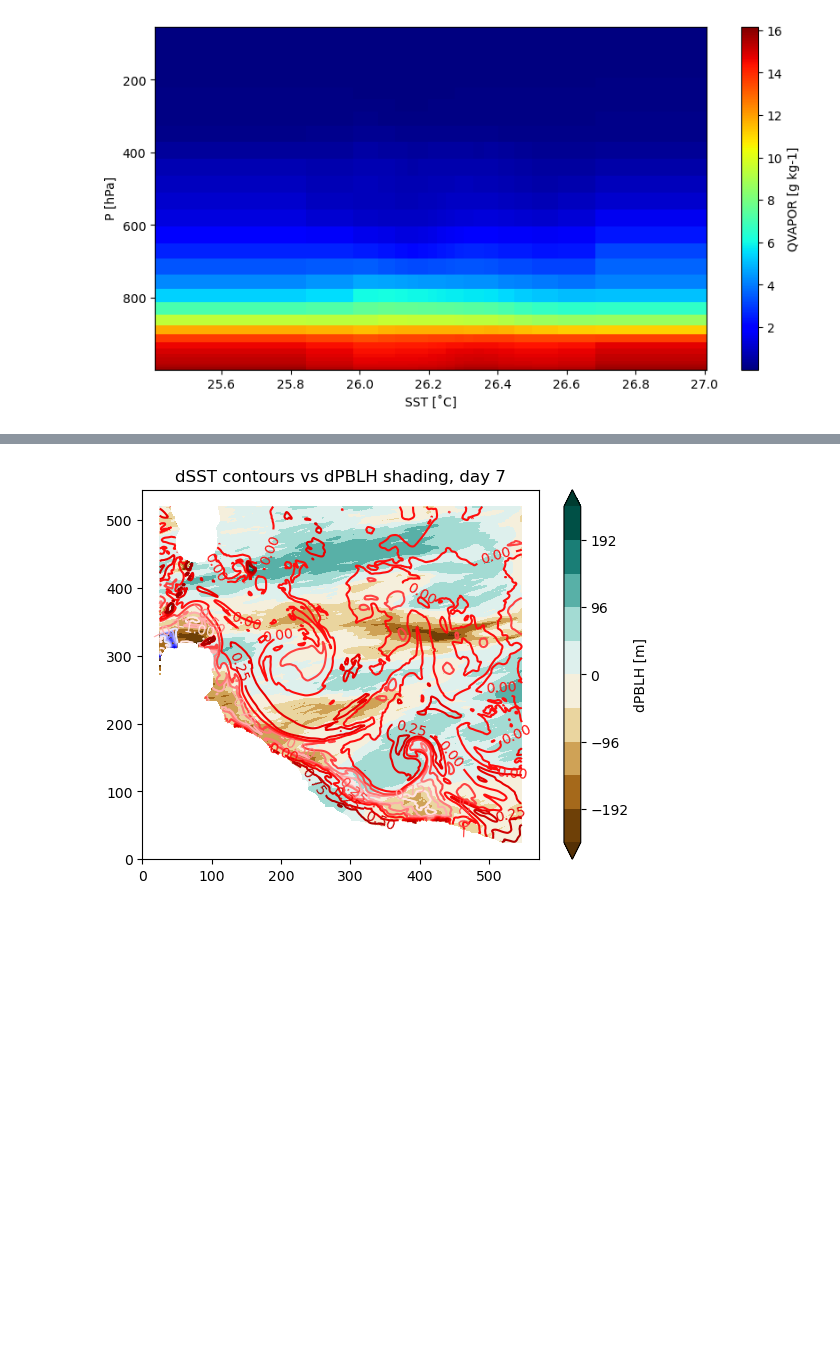
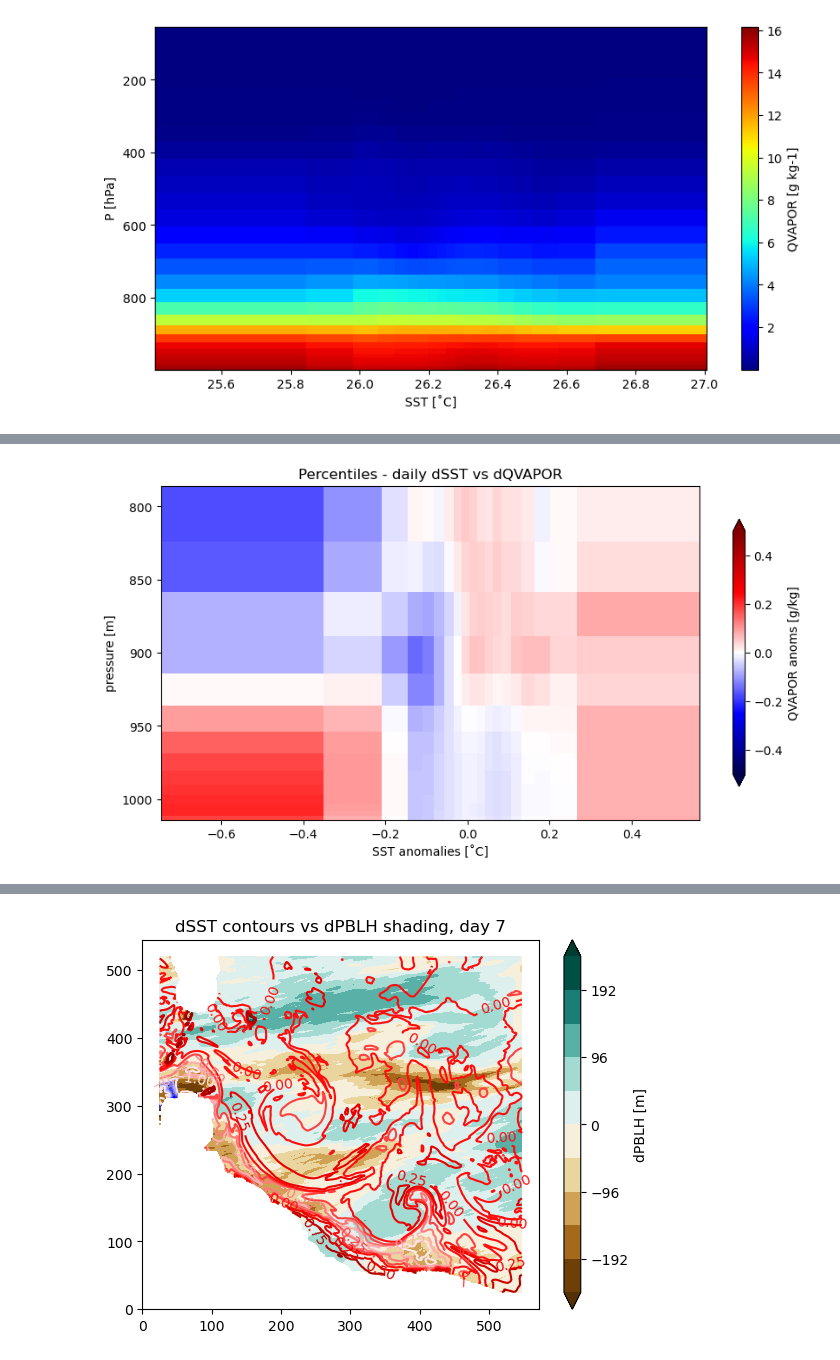
Before and after one commit to meteorologopazzo/thesis_material, a Jupyter notebook: EURECA_scripts/QVAPOR_day.ipynb, the cells around one changed output, grey strips where cells are left out. Drawn from its saved outputs; the diff is of its cells as text; code cells hidden in the pictures; blank space fills up the shorter version.

Commit message:
did much, espec changed statistics functions

```diff
--- a/EURECA_scripts/QVAPOR_day.ipynb
+++ b/EURECA_scripts/QVAPOR_day.ipynb
@@ -493,0 +229,4 @@ np.save(path_pdist+'/dist_dQVAPOR_day.npy', dist_dQVAPOR_day)'''
+# %%
+# fixed bins dQVAPOR vs dSST
+dist_dsst_day, dist_dQVAPOR_day, std_dQVAPOR_day, stderr_dQVAPOR_day, npoints_dQVAPOR, pvalue_dQVAPOR_day_sub = \
+dist_3d_subsample(dsst_day, dQVAPOR_day, perc_step, nbins, popmean, nt, nttop, nskip, nskiptop, top=14, perc_fixbin='fb')
@@ -493,0 +243,14 @@ np.save(path_pdist+'/dist_dQVAPOR_day.npy', dist_dQVAPOR_day)'''
+# %%
+# DISTRIBUTION PBLH vs dSST bin - DAILY
+perc_step = 5
+nbins = int(100/perc_step) # Number of bins.
+
+#  PBLH distrib
+
+# perc
+pdist_dsst, pdist_PBLH_dsst, pstd_PBLH_dsst, pstderr_PBLH_dsst, pnpoints_PBLH_dsst, ppvalue_PBLH_dsst = \
+distrib_2d(dsst_day, PBLH_pres, perc_step, nbins, popmean, perc_fixbin = 'perc')
+
+# bins
+dist_dsst, dist_PBLH_dsst, std_PBLH_dsst, stderr_PBLH_dsst, npoints_PBLH_dsst, pvalue_PBLH_dsst = \
+distrib_2d(dsst_day, PBLH_pres, perc_step, nbins, popmean, perc_fixbin = 'fb')
@@ -493,0 +264,65 @@ np.save(path_pdist+'/dist_dQVAPOR_day.npy', dist_dQVAPOR_day)'''
+# %%
+p_level_plot = int(15)
+
+perc = True
+title = 'Percentiles' if perc else 'Fixed bins'
+x = pdist_dsst_day if perc else dist_dsst_day
+var = pdist_dQVAPOR_day if perc else dist_dQVAPOR_day
+minval = -0.5 ; maxval = -minval
+
+fig, ax1 = plt.subplots(figsize=(10, 5))
+ax1.invert_yaxis()
+p1 = ax1.pcolormesh(x, mean_vert_pres[0:p_level_plot], var[0:p_level_plot]*1000, vmin=minval, vmax=maxval, cmap='seismic')
+ax1.set_xlabel('SST anomalies [˚C]'); ax1.set_ylabel('pressure [hPa]')
+plt.title(f'{title} - daily dSST vs dQVAPOR')
+cbar = plt.colorbar(p1,ax=ax1, location='right', shrink=0.8, extend='both')
+cbar.set_label('QVAPOR anoms [g/kg]')
+
+var_pbl = pdist_PBLH_dsst if perc else dist_PBLH_dsst
+ax1.plot(x, var_pbl, '-k', linewidth=2)
+ax1.text(0.4, 850, 'PBLH', fontsize=12, color='k')
+
+
+
+
+# DEF punti significativi (pvalue < 0.05)
+pval = ppvalue_dQVAPOR_day_sub[0:p_level_plot] if perc else pvalue_dQVAPOR_day_sub[0:p_level_plot]
+GPbin = mean_vert_pres[1:p_level_plot] - np.diff(mean_vert_pres[0:p_level_plot])*0.5
+signif_Lcorr_H = np.zeros((len(mean_vert_pres[0:p_level_plot])-1,len(x)-1))
+dsstbin = np.zeros((len(mean_vert_pres[0:p_level_plot])-1,len(x)-1))
+for h in range(0,len(mean_vert_pres[0:p_level_plot])-1):
+    cond1 = pval[h,:-1] > 0.05
+    cond2 = np.abs(var[h,:-1]) < 0.1*np.nanmean(np.abs(var))
+    cond = (cond1) | (cond2)
+#     cond = cond1
+    signif_Lcorr_H[h,:] = np.zeros(len(x)-1) + np.nan
+    signif_Lcorr_H[h, cond] = GPbin[h]
+    dsstbin[h,:] = x[1:] - np.diff(x)*0.5
+
+plt.scatter(dsstbin,signif_Lcorr_H,  s=0.7, color='k')
+
+
+
+
+
+
+
+'''# statistical significance hatching
+pval_val = ppvalue_dQVAPOR_day_sub[0:p_level_plot] if perc else pvalue_dQVAPOR_day_sub[0:p_level_plot]
+pval_hatch = np.ma.masked_greater(pval_val, 0.05)
+hatch = ax1.pcolor(x, mean_vert_pres[0:p_level_plot], pval_hatch, hatch='/', alpha=0., zorder=10)
+
+# Add hatch to the significant areas
+hatch.set_visible(True)
+hatch.set_facecolor("black")
+hatch.set_edgecolor("none")'''
+
+
+
+# savefig
+path_img = '/venus/tesi_ale/img_EU/QVAPOR/daily/perc/FEB/' if perc else '/venus/tesi_ale/img_EU/QVAPOR/daily/bins/FEB/'
+filename = path_img + 'pdist_dsst_dqvapor_lowtropo_hatch.png' if perc else path_img + 'bins_dsst_dqvapor_lowtropo_hatch.png'
+#plt.savefig(filename)
+print(filename)
+del filename
+# %% [output]
@@ -493,0 +330 @@ np.save(path_pdist+'/dist_dQVAPOR_day.npy', dist_dQVAPOR_day)'''
+[figure, added]
```
Also changed, not shown: parts of 57 cells of this notebook, 11 other files.
